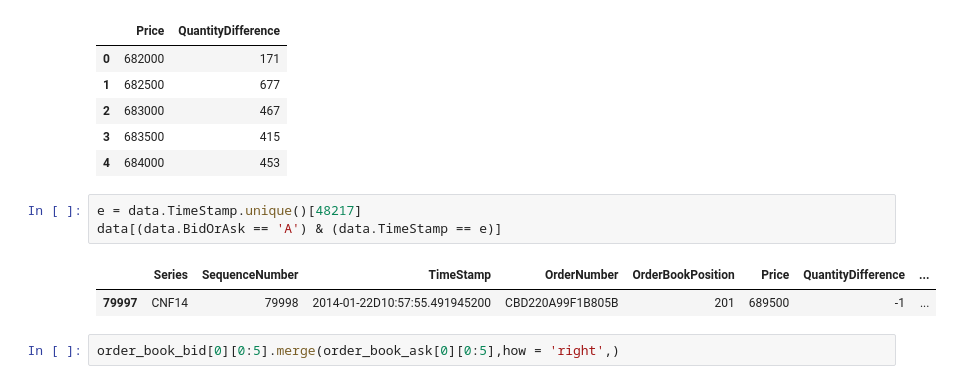
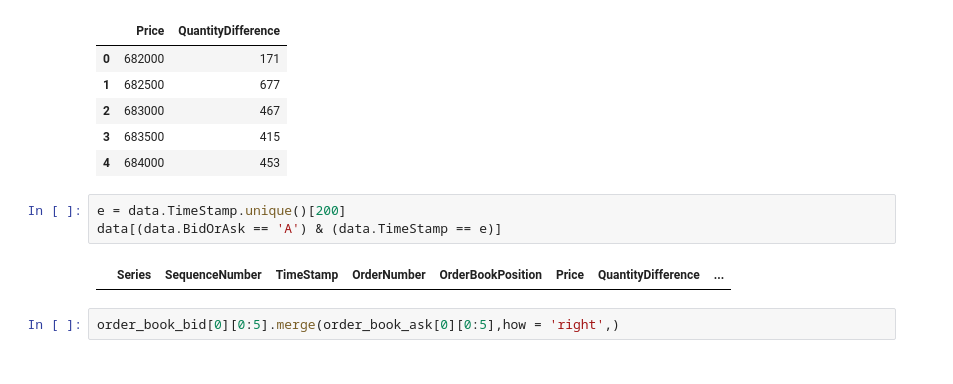
Before and after one commit to rorysroes/SGX-Full-OrderBook-Tick-Data-Trading-Strategy, a Jupyter notebook: CNF14_01_22.ipynb, the cells around one changed output. Drawn from its saved outputs; the diff is of its cells as text.

```diff
--- a/CNF14_01_22.ipynb
+++ b/CNF14_01_22.ipynb
@@ -190,11 +841,10 @@ order_book_ask[48217][0:5]
 | 3 | 683500 | 415 |
 | 4 | 684000 | 453 |
 # %%
-e = data.TimeStamp.unique()[48217]
+e = data.TimeStamp.unique()[200]
 data[(data.BidOrAsk == 'A') & (data.TimeStamp == e)]
 # %% [output]
 |  | Series | SequenceNumber | TimeStamp | OrderNumber | OrderBookPosition | Price | QuantityDifference | ... |
-| 79997 | CNF14 | 79998 | 2014-01-22D10:57:55.491945200 | CBD220A99F1B805B | 201 | 689500 | -1 | ... |
 # %%
 order_book_bid[0][0:5].merge(order_book_ask[0][0:5],how = 'right',)
 # %% [output]
```
Also changed, not shown: parts of 74 cells of this notebook, 7 other files.
